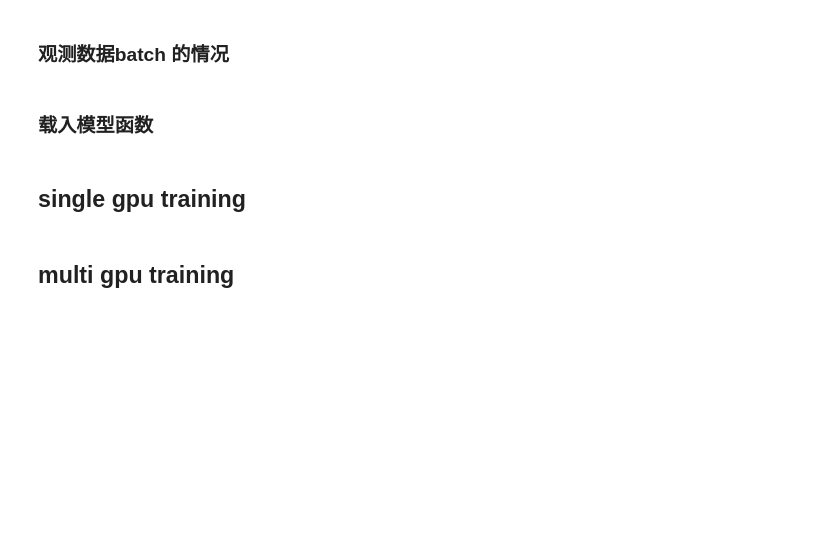
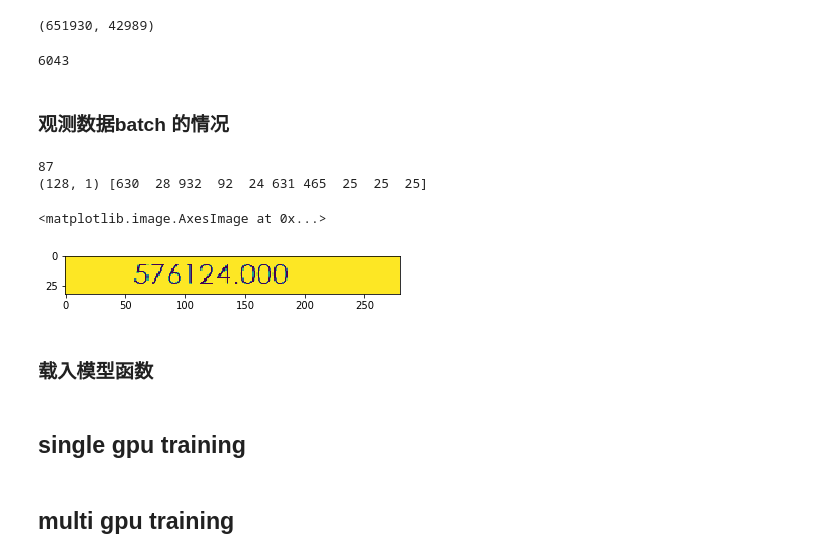
Before and after one commit to kuikuikuizzZ/densenet_keras_Chinese, a Jupyter notebook: train/train_densenet_union.ipynb, the cells around one changed output. Saved outputs shown, nothing was run; the diff lists cells and outputs as text; code cells hidden in the pictures; blank space fills up the shorter version.

```diff
--- a/train/train_densenet_union.ipynb
+++ b/train/train_densenet_union.ipynb
@@ -39,7 +43,7 @@ class DataGenerator(keras.utils.Sequence):
         self.labels = labels
         self.list_IDs = list_IDs
         self.n_channels = n_channels
-        self.characters = characters
+        self.characters = {char:i for i,char in enumerate(characters)}
         self.n_classes = len(self.characters)
         self.shuffle = shuffle
         self.on_epoch_end()
@@ -72,8 +76,8 @@ class DataGenerator(keras.utils.Sequence):
     def __data_generation(self, list_IDs_temp):
         'Generates data containing batch_size samples' # X : (n_samples, *dim, n_channels)
         # Initialization
-        X = np.zeros((self.batch_size, *self.dim, self.n_channels), dtype=np.float)
-        Y = np.ones([self.batch_size, self.maxLabelLength],dtype=int) * 10000
+        X = np.ones((self.batch_size, *self.dim, self.n_channels), dtype=np.float)*0.5
+        Y = np.ones([self.batch_size, self.maxLabelLength],dtype=int) * -1
         input_length = np.zeros([self.batch_size, 1])
         label_length = np.zeros([self.batch_size, 1])
 
@@ -82,9 +86,14 @@ class DataGenerator(keras.utils.Sequence):
         for i, ID in enumerate(list_IDs_temp):
             # Store sample
             try:
-                img = Image.open(os.path.join(self.dataset_dir, ID)).convert('L')
-                img = img.resize((self.dim[1],self.dim[0]))
-                img = np.array(img, 'f') / 255.0 - 0.5
+                img = np.ones([self.dim[0], self.dim[1]]) * 0.5
+                img_ori = Image.open(os.path.join(self.dataset_dir, ID)).convert('L')
+                h_ori, w_ori = np.array(img_ori).shape[:2]
+                scale = h_ori * 1.0 / 32.0
+                w = int(w_ori / scale)
+                w = self.dim[1] if w >= self.dim[1] else w
+                img_ori = img_ori.resize((w ,self.dim[0]))
+                img[:,: w] = np.array(img_ori, 'f') / 255.0 - 0.5
             except (OSError,IOError) as error:
                 print(error)
                 img = np.zeros(*self.dim,dtype=np.float)
@@ -93,7 +102,8 @@ class DataGenerator(keras.utils.Sequence):
             X[i,] = np.expand_dims(img, axis=2)
 
             label_origin = self.labels[ID]
-            label_origin.replace(' ','')
+            label_origin = label_origin.replace(' ','')
+            label_origin = label_origin.replace('\x7f','')
             label = self.__one_hot(label_origin,length=len(label_origin))
 
 
@@ -117,9 +127,9 @@ class DataGenerator(keras.utils.Sequence):
         length = min(length,self.maxLabelLength)
         label = np.zeros(length)
         for i, char in enumerate(text):
-            index = self.characters.find(char)
+            index = self.characters[char]
             if index == -1:
-                index = self.characters.find(u'.')
+                index = 0
             if i < length:
                 label[i] = index
         return label
@@ -132,21 +142,23 @@ import keys_keras
 
 img_h = 32
 img_w = 280
-batch_size = 1024
+batch_size = 128
 maxlabellength = 10
 epochs = 100
 
 
-label_path = './images/dataset_len10_v1/'
+dataset_path = './images/merge_len10_numV1_v1/'
 # label_valid_path  = './images/medicine_dataset_v3/'
-with open(label_path+'train/train_label.json','r',encoding='utf-8') as json_file:
+with open(dataset_path+'train/train_label.json','r',encoding='utf-8') as json_file:
     label_dict_train=json.load(json_file)
 
-with open(label_path+'valid/valid_label.json','r',encoding='utf-8') as json_file:
+with open(dataset_path+'valid/valid_label.json','r',encoding='utf-8') as json_file:
     label_dict_valid=json.load(json_file)
 
 
 len(label_dict_train),len(label_dict_valid)
+# %% [output]
+(651930, 42989)
 # %%
 train_id = list(label_dict_train.keys())
 valid_id = list(label_dict_valid.keys())
@@ -155,27 +167,34 @@ characters = keys_keras.alphabet_union[1:]+'卍'
 # characters = ''.join([ch.strip('\n') for ch in characters][1:] + ['卍'])
 nclass = len(characters)
 print(nclass)
-train_generator = DataGenerator(dataset_dir=label_path+'train/', list_IDs=train_id,
+train_generator = DataGenerator(dataset_dir=dataset_path+'train/', list_IDs=train_id,
                                 labels=label_dict_train,batch_size = batch_size, characters=characters,
                                 dim=(img_h,img_w),maxLabelLength=maxlabellength)
-valid_generator = DataGenerator(dataset_dir=label_path+'valid/', list_IDs=valid_id,
+valid_generator = DataGenerator(dataset_dir=dataset_path+'valid/', list_IDs=valid_id,
                                 labels=label_dict_valid,batch_size = batch_size, characters=characters,
                                 dim=(img_h,img_w),maxLabelLength=maxlabellength)
+# %% [output]
+6043
 # %% [markdown]
 ### 观测数据batch 的情况
 # %%
 import matplotlib.pyplot as plt
 %matplotlib inline
-train_generator.on_epoch_end()
+# train_generator.on_epoch_end()
 iterator = iter(train_generator)
 
 X,y = iterator.__next__()
 i = np.random.randint(0,X['the_labels'].shape[0])
 # train_generator.on_epoch_end()
 print(i)
 print(X['input_length'].shape,X['the_labels'][i])
 image = np.squeeze(X['the_input'][i])
 plt.imshow(image)
+# %% [output]
+87
+(128, 1) [630  28 932  92  24 631 465  25  25  25]
+<matplotlib.image.AxesImage at 0x...>
+[figure, added]
 # %% [markdown]
 ### 载入模型函数
 # %%
```
Also changed, not shown: parts of 5 cells of this notebook, 4 other files.
